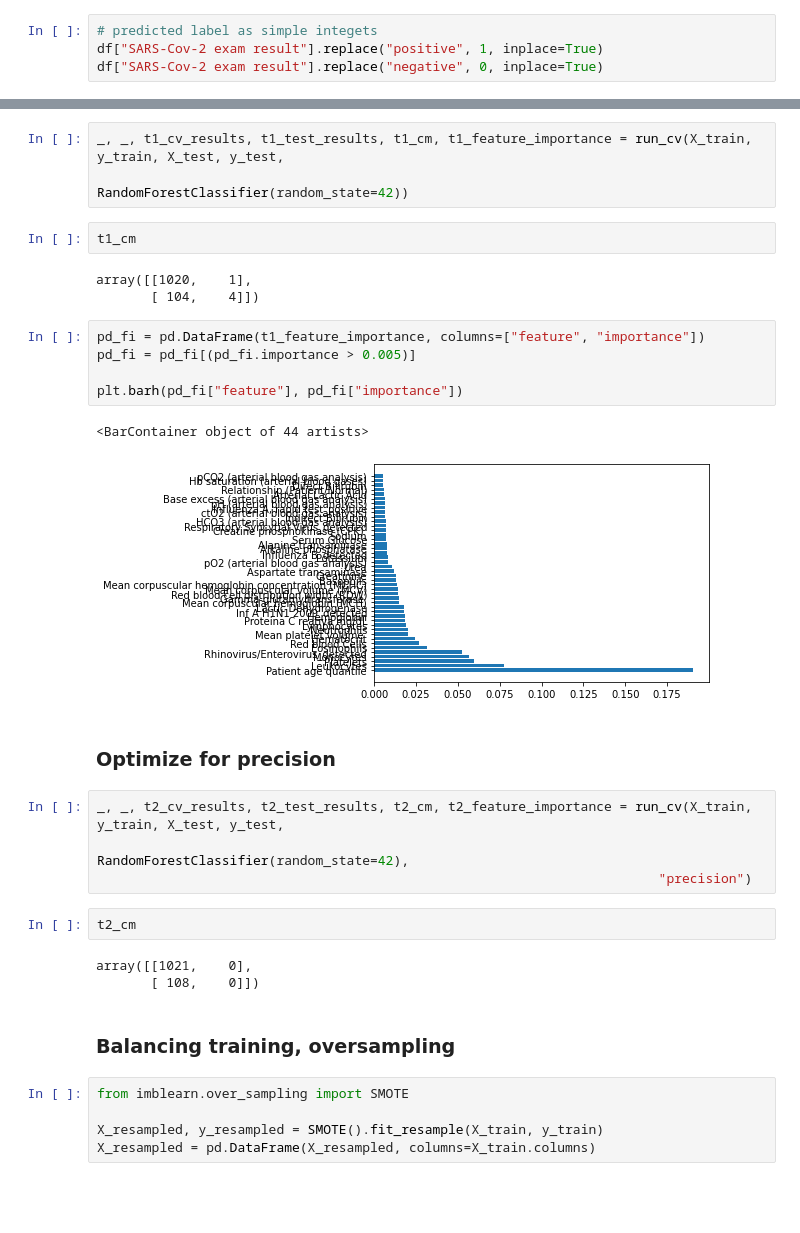
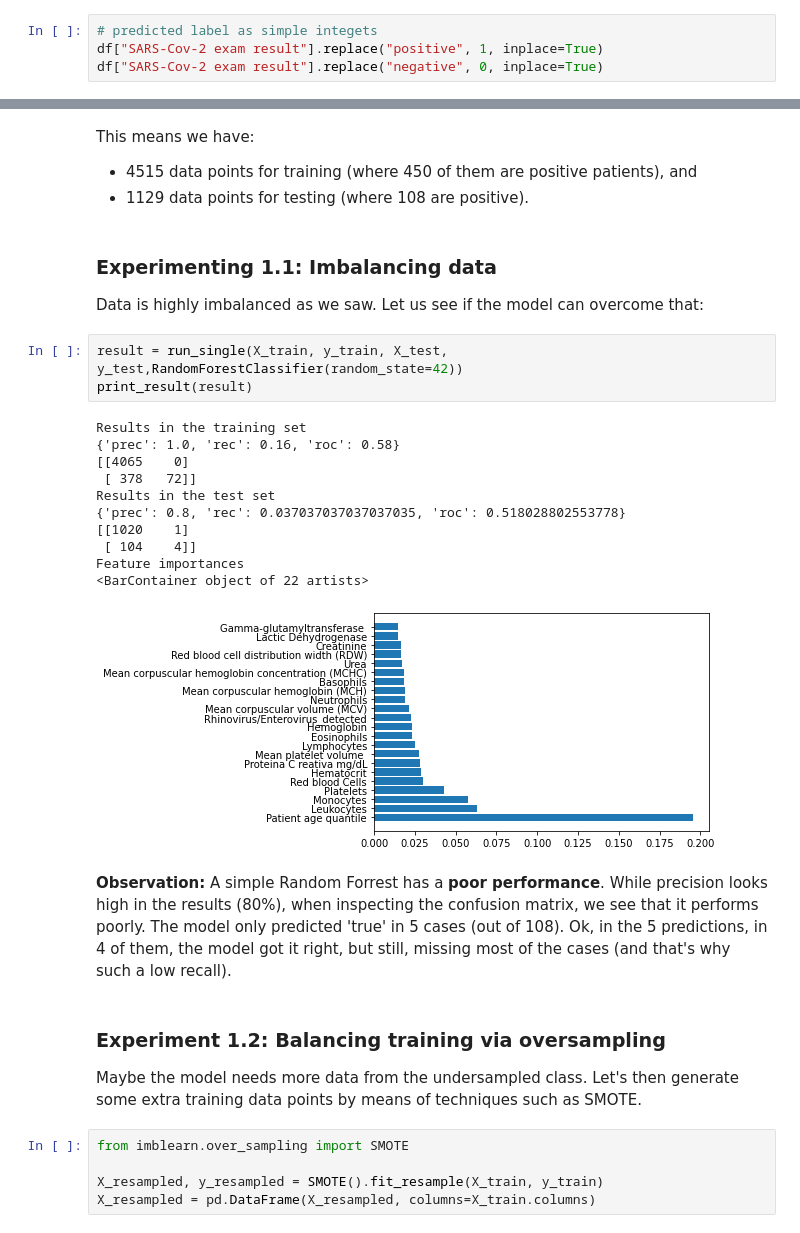
Before and after one commit to Anukool97/covid-19, a Jupyter notebook: COVID 19 - Albert Einstein dataset.ipynb, the cells around one changed output, grey strips where cells are left out. Drawn from its saved outputs; the diff is of its cells as text; blank space fills up the shorter version.

```diff
--- a/COVID 19 - Albert Einstein dataset.ipynb
+++ b/COVID 19 - Albert Einstein dataset.ipynb
@@ -256,32 +327,32 @@ Name: SARS-Cov-2 exam result, dtype: int64
+# %% [markdown]
+This means we have:
+* 4515 data points for training (where 450 of them are positive patients), and
+* 1129 data points for testing (where 108 are positive).
+# %% [markdown]
+### Experimenting 1.1: Imbalancing data
+
+Data is highly imbalanced as we saw. Let us see if the model can overcome that:
 # %%
-_, _, t1_cv_results, t1_test_results, t1_cm, t1_feature_importance = run_cv(X_train, y_train, X_test, y_test,
-                                                                        RandomForestClassifier(random_state=42))
+result = run_single(X_train, y_train, X_test, y_test,RandomForestClassifier(random_state=42))
+print_result(result)
+# %% [output]
+Results in the training set
+{'prec': 1.0, 'rec': 0.16, 'roc': 0.58}
+[[4065    0]
+ [ 378   72]]
+Results in the test set
+{'prec': 0.8, 'rec': 0.037037037037037035, 'roc': 0.518028802553778}
+[[1020    1]
+ [ 104    4]]
+Feature importances
+<BarContainer object of 22 artists>
+[figure, added]
-# %%
-t1_cm
-# %% [output]
-array([[1020,    1],
-       [ 104,    4]])
-# %%
-pd_fi = pd.DataFrame(t1_feature_importance, columns=["feature", "importance"])
-pd_fi = pd_fi[(pd_fi.importance > 0.005)]
-
-plt.barh(pd_fi["feature"], pd_fi["importance"])
-# %% [output]
-<BarContainer object of 44 artists>
-[figure, removed]
-# %% [markdown]
-### Optimize for precision
-# %%
-_, _, t2_cv_results, t2_test_results, t2_cm, t2_feature_importance = run_cv(X_train, y_train, X_test, y_test,
-                                                                        RandomForestClassifier(random_state=42),
-                                                                        "precision")
-# %%
-t2_cm
-# %% [output]
-array([[1021,    0],
-       [ 108,    0]])
-# %% [markdown]
-### Balancing training, oversampling
+# %% [markdown]
+**Observation:** A simple Random Forrest has a **poor performance**. While precision looks high in the results (80%), when inspecting the confusion matrix, we see that it performs poorly. The model only predicted 'true' in 5 cases (out of 108). Ok, in the 5 predictions, in 4 of them, the model got it right, but still, missing most of the cases (and that's why such a low recall).
+# %% [markdown]
+### Experiment 1.2: Balancing training via oversampling
+
+Maybe the model needs more data from the undersampled class. Let's then generate some extra training data points by means of techniques such as SMOTE.
 # %%
 from imblearn.over_sampling import SMOTE
 
```
Also changed, not shown: parts of 33 cells of this notebook.
